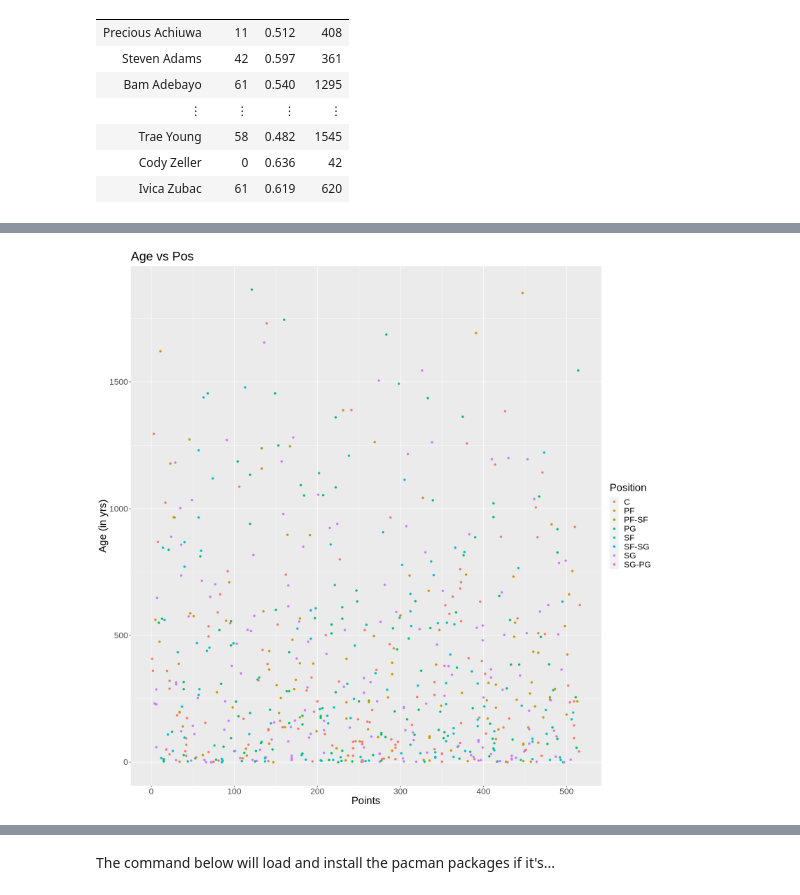
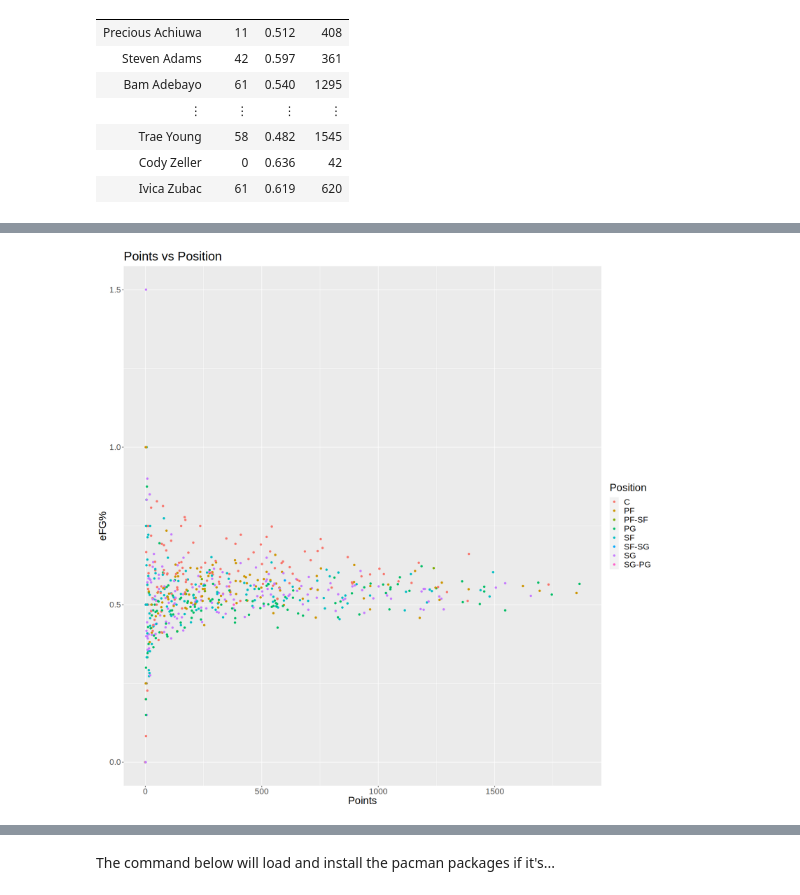
Before and after one commit to DrakenRaptor/Section006-28-Proposal, a Jupyter notebook: ProjectTrial.ipynb, the cells around one changed output, grey strips where cells are left out. Saved outputs shown, nothing was run; the diff lists cells and outputs as text; code cells hidden in the pictures.

```diff
--- a/ProjectTrial.ipynb
+++ b/ProjectTrial.ipynb
@@ -104,9 +113,9 @@ A tibble: 23 × 4
 options(repr.plot.width = 15, repr.plot.height = 15)
 
 position_plot <- page |>
-    ggplot(aes(x = Rk, y = PTS, color = Pos)) +
+    ggplot(aes(x = PTS, y = `eFG%`, color = Pos)) +
     geom_point() +
-    labs(x = "Points", y = "Age (in yrs)", color = "Position", title = "Age vs Pos") +
+    labs(x = "Points", y = "eFG%", color = "Position", title = "Points vs Position") +
     theme(text = element_text(size = 20))
 
 position_plot
@@ -114,4 +125,4 @@ position_plot
-[figure, old version]
+[figure, new version]
 # %%
 options(repr.plot.width = 15, repr.plot.height = 15)
 
```
Also changed, not shown: parts of 3 cells of this notebook.
